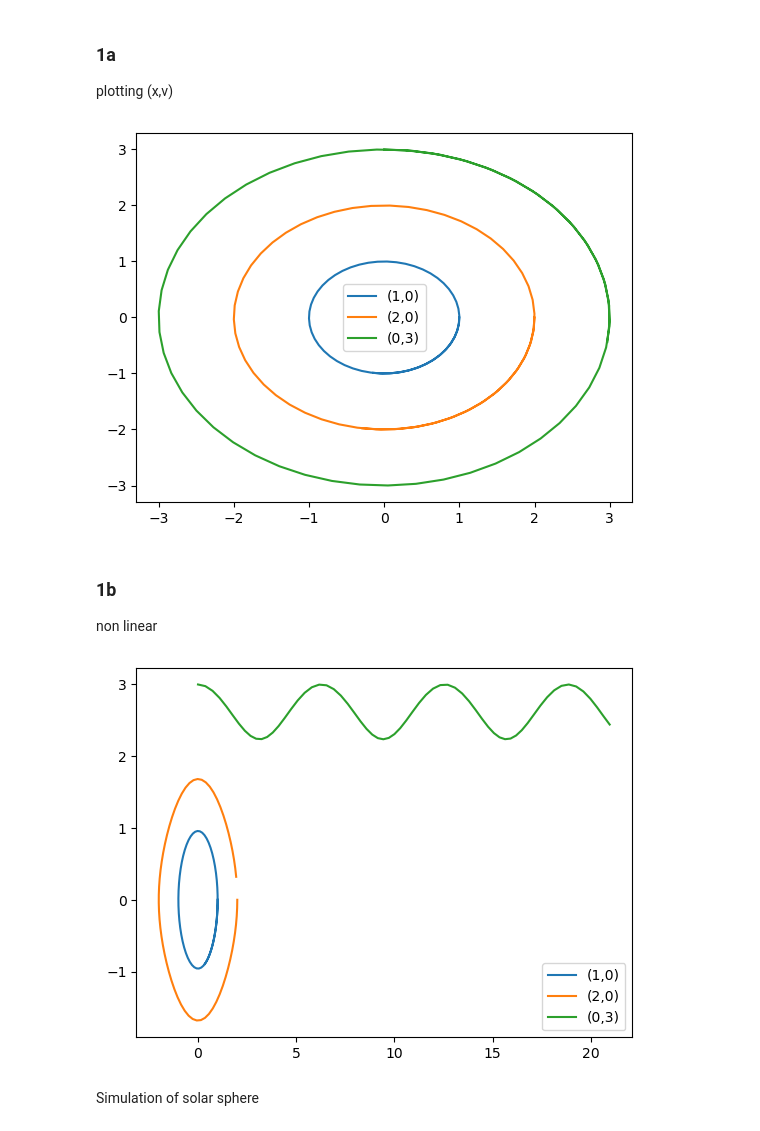
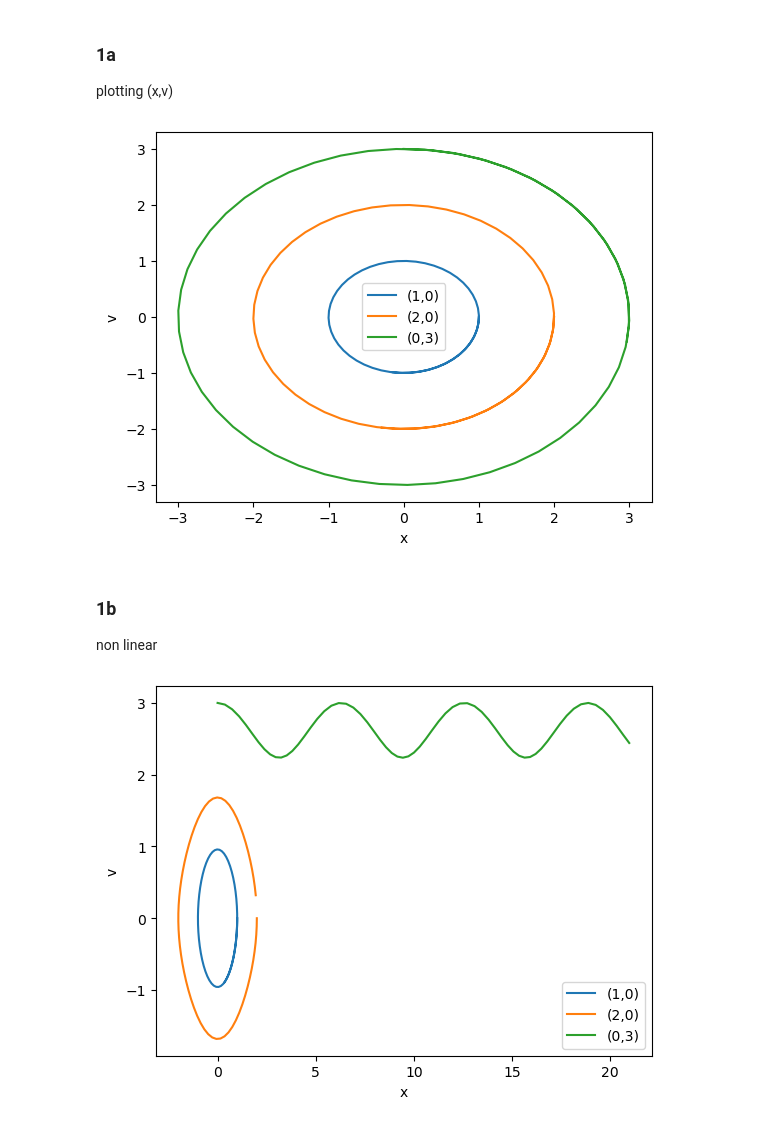
Before and after one commit to liuqiyucn/141, a Jupyter notebook: assignment1/assignment1.ipynb, the cells around one changed output. Saved outputs shown, nothing was run; the diff lists cells and outputs as text; code cells hidden in the pictures.

```diff
--- a/assignment1/assignment1.ipynb
+++ b/assignment1/assignment1.ipynb
@@ -22,29 +28,36 @@ def file_process(s):
     result = np.array(result)
     return result
 # %%
+# reading from files
 result1 = file_process("result1_l.txt")
 result2 = file_process("result2_l.txt")
 result3 = file_process("result3_l.txt")
 
+
+# getting data and plotting
 time = result1[:,0]
 x = result1[:,2]
 v = result1[:,3]
 plt.plot(x, v, label = "(1,0)")
 
 time = result2[:,0]
 x = result2[:,2]
 v = result2[:,3]
 plt.plot(x, v, label = "(2,0)")
 
 time = result3[:,0]
 x = result3[:,2]
 v = result3[:,3]
 plt.plot(x, v, label = "(0,3)")
 
+# set label
+plt.xlabel("x")
+plt.ylabel("v")
+
 plt.legend()
 plt.show()
 # %% [output]
-[figure, old version]
+[figure, new version]
 # %% [markdown]
 ### 1b
 non linear
@@ -67,10 +80,10 @@ time = result3[:,0]
 x = result3[:,2]
 v = result3[:,3]
 plt.plot(x, v, label = "(0,3)")
+plt.xlabel("x")
+plt.ylabel("v")
 
 plt.legend()
 plt.show()
 # %% [output]
-[figure, old version]
+[figure, new version]
-# %% [markdown]
-Simulation of solar sphere
```
Also changed, not shown: parts of 21 cells of this notebook, 9 other files.
